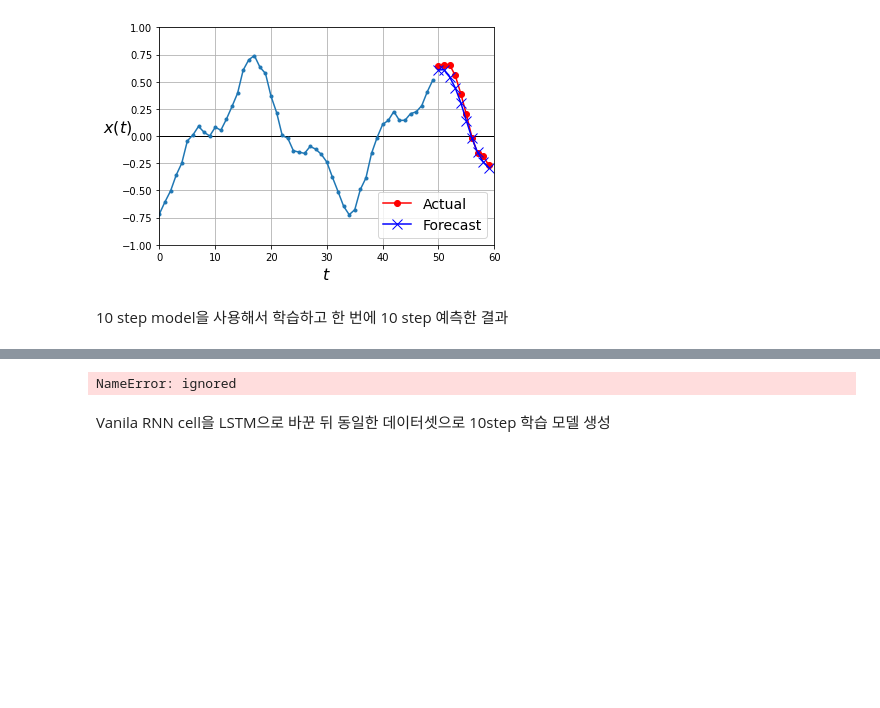
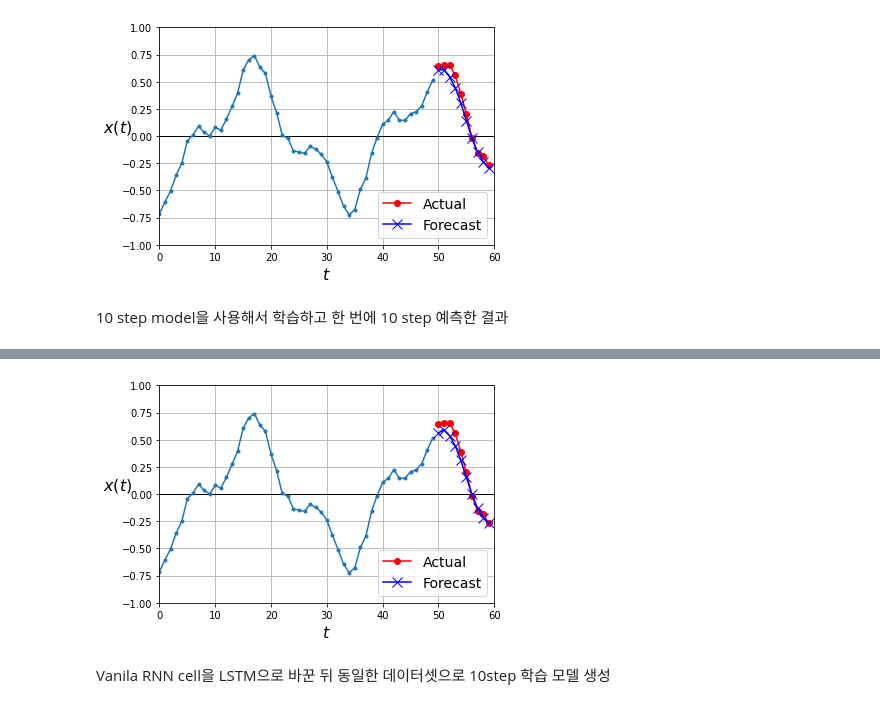
Before and after one commit to Pyeonseohee/Deeplearning, a Jupyter notebook: Deepnoid_Lecture05_RNN_and_LSTM.ipynb, the cells around one changed output, grey strips where cells are left out. Cells and saved outputs as stored; diff of their text form; code cells hidden in the pictures; blank space fills up the shorter version.

```diff
--- a/Deepnoid_Lecture05_RNN_and_LSTM.ipynb
+++ b/Deepnoid_Lecture05_RNN_and_LSTM.ipynb
@@ -437,7 +437,7 @@ model = keras.models.Sequential([keras.layers.SimpleRNN(20, return_sequences = T
                                  keras.layers.TimeDistributed(keras.layers.Dense(10))])
 
 def last_time_step_mse(Y_true, Y_pred):
-  return keras.metrics.mean_squared_error(Y_ture[:, -1], Y_pred[:, -1])
+  return keras.metrics.mean_squared_error(Y_true[:, -1], Y_pred[:, -1])
 
 model.compile(loss = "mse", optimizer = keras.optimizers.Adam(lr = 0.01), metrics = [last_time_step_mse])
 history = model.fit(X_train, Y_train, epochs = 20,
@@ -455,4 +471,4 @@ Epoch 1/20
-NameError: ignored
+[figure, added]
 # %% [markdown]
 Vanila RNN cell을 LSTM으로 바꾼 뒤 동일한 데이터셋으로 10step 학습 모델 생성
 # %%
```
Also changed, not shown: parts of 2 cells of this notebook.
